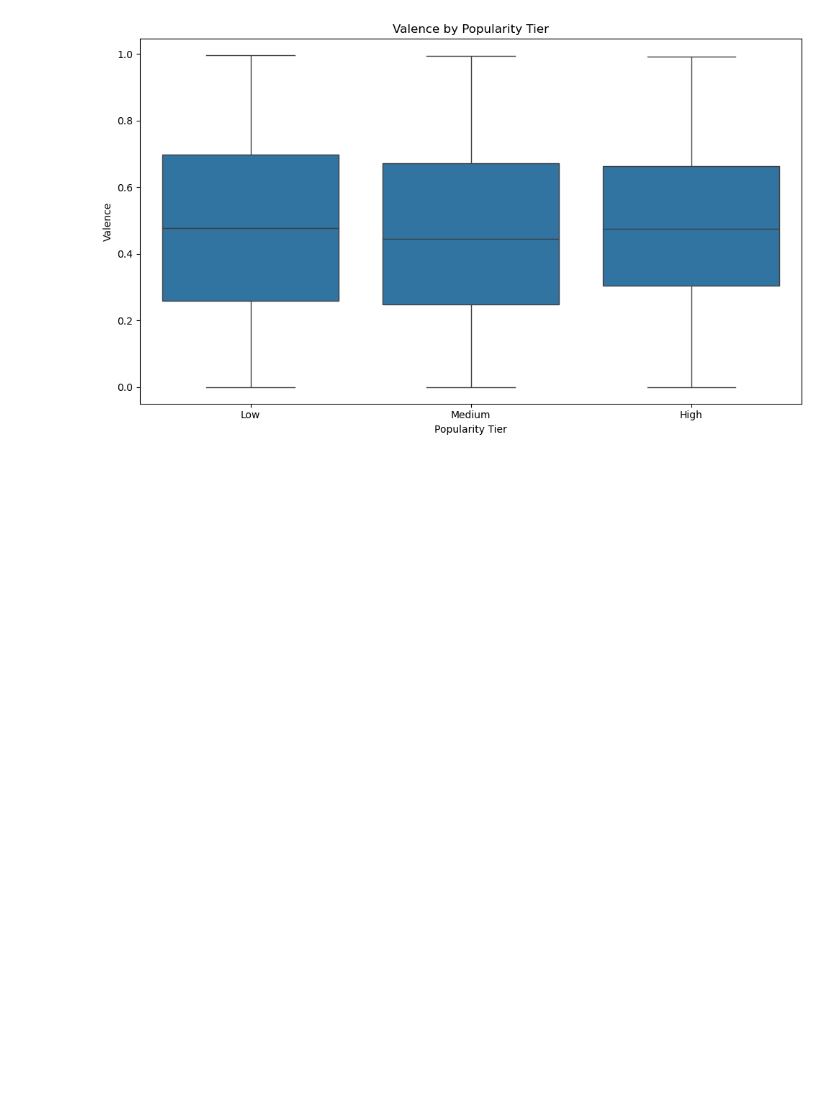
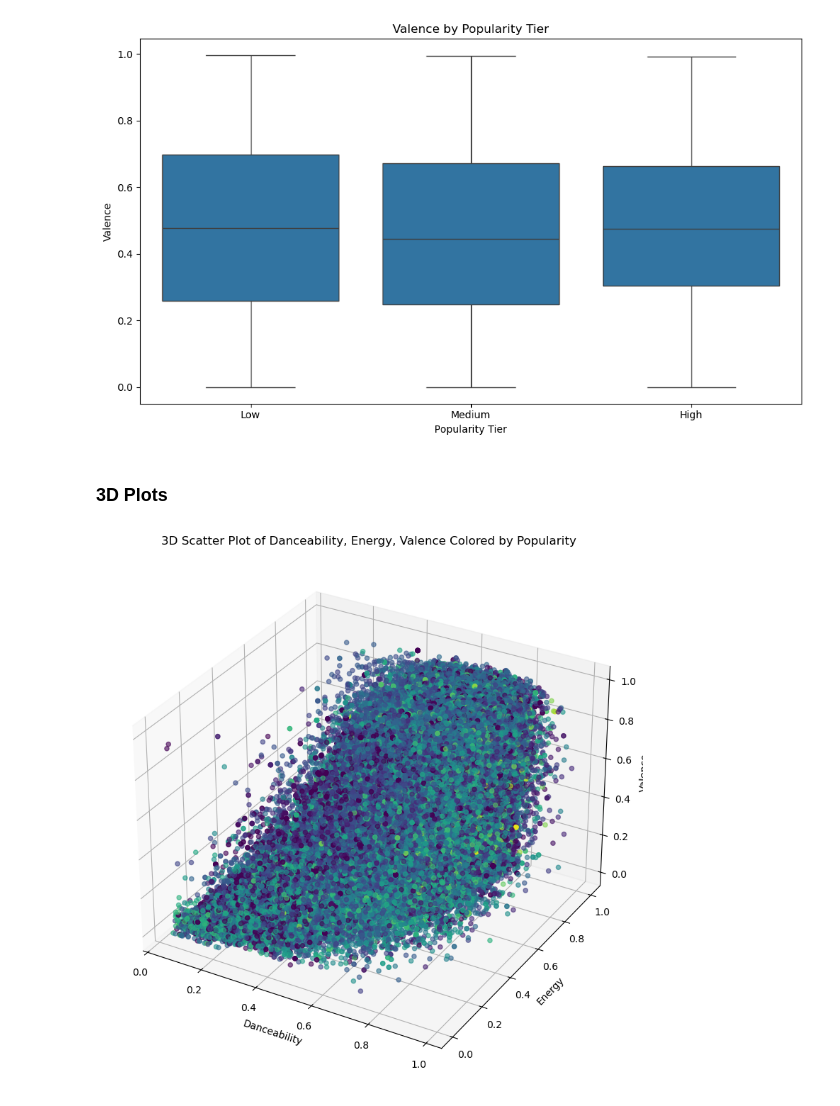
Before and after one commit to DerekHickey6/ml-mini-projects, a Jupyter notebook: eda-portfolio/notebooks/spotify_eda.ipynb, the cells around one changed output. Saved outputs shown, nothing was run; the diff lists cells and outputs as text; code cells hidden in the pictures; blank space fills up the shorter version.

Commit message:
add 3d plots of danceability, energy, valence colored by popularity

```diff
--- a/eda-portfolio/notebooks/spotify_eda.ipynb
+++ b/eda-portfolio/notebooks/spotify_eda.ipynb
@@ -264,3 +264,21 @@ plt.tight_layout()
 plt.show()
 # %% [output]
 [figure]
+# %% [markdown]
+### 3D Plots
+# %%
+# #d plot of danceability, energy, valence colored by popularity
+from mpl_toolkits.mplot3d import Axes3D
+from mpl_toolkits.mplot3d import proj3d
+
+fig = plt.figure(figsize=(10, 8))
+ax = fig.add_subplot(111, projection='3d')
+ax.scatter(df['danceability'], df['energy'], df['valence'], c=df['popularity'], cmap='viridis', alpha=0.6)
+ax.set_xlabel('Danceability')
+ax.set_ylabel('Energy')
+ax.set_zlabel('Valence')
+plt.title('3D Scatter Plot of Danceability, Energy, Valence Colored by Popularity')
+plt.tight_layout()
+plt.show()
+# %% [output]
+[figure, added]
```
